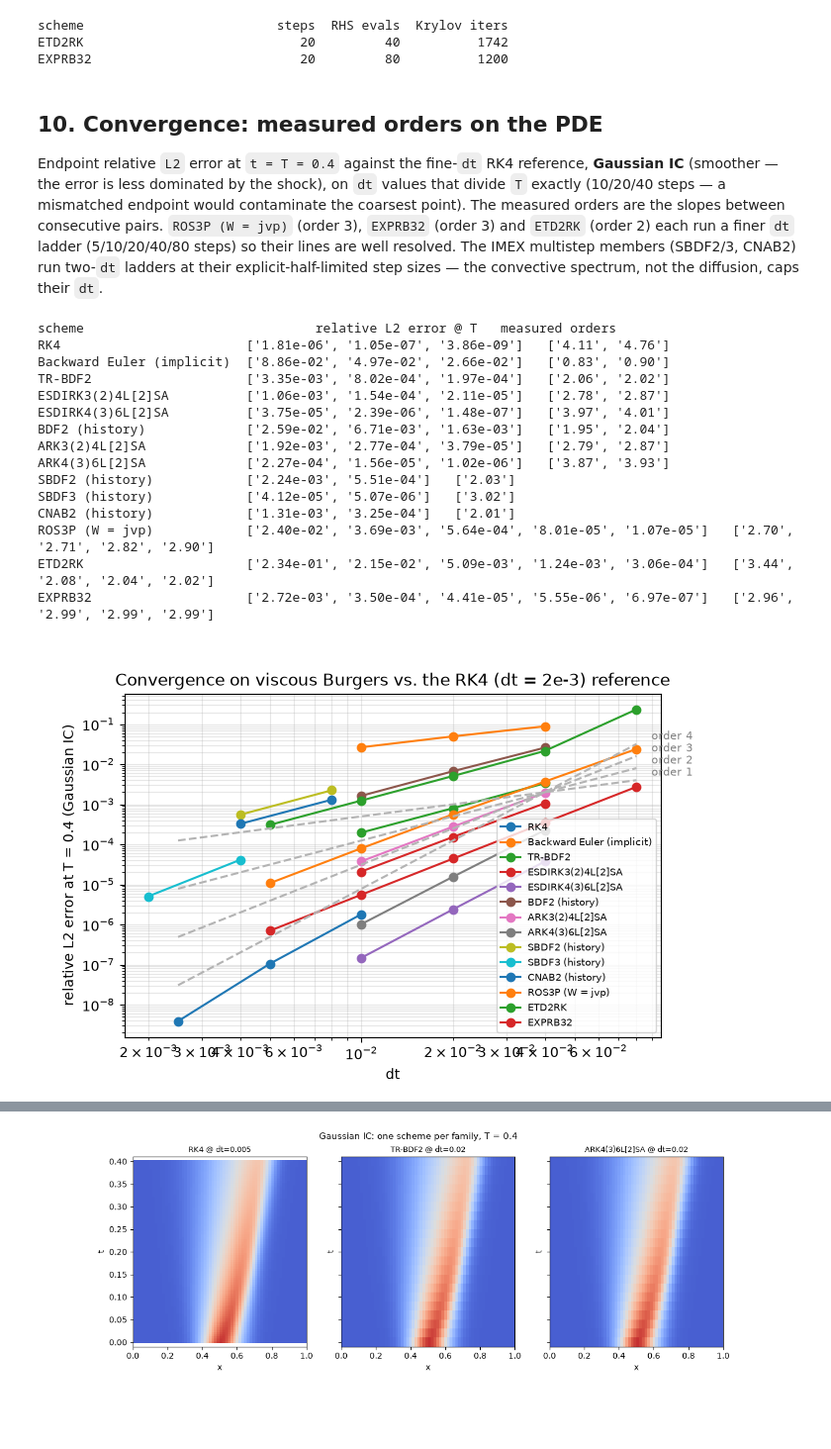
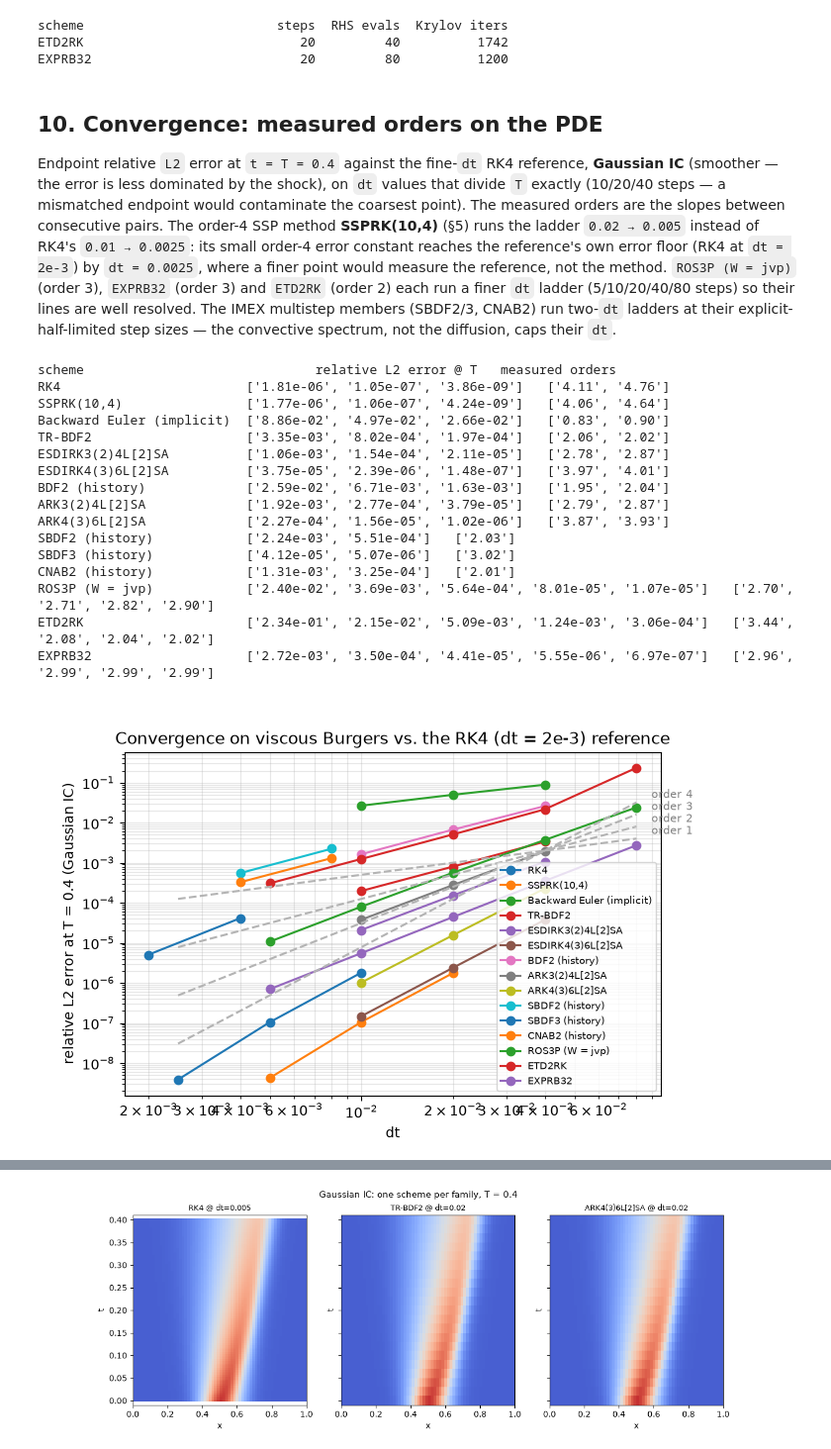
Before and after one commit to wi-re/warpSPHIntegrators, a Jupyter notebook: viscous_burgers_demo.ipynb, the cells around one changed output, grey strips where cells are left out. Shown at 99% size. Cells and saved outputs as stored; diff of their text form; code cells hidden in the pictures; blank space fills up the shorter version.

```diff
--- a/viscous_burgers_demo.ipynb
+++ b/viscous_burgers_demo.ipynb
@@ -604,11 +614,15 @@ Endpoint relative `L2` error at `t = T = 0.4` against the fine-`dt` RK4
 reference, **Gaussian IC** (smoother — the error is less dominated by the
 shock), on `dt` values that divide `T` exactly (10/20/40 steps — a mismatched
 endpoint would contaminate the coarsest point). The measured orders are the
-slopes between consecutive pairs. `ROS3P (W = jvp)` (order 3), `EXPRB32`
-(order 3) and `ETD2RK` (order 2) each run a finer `dt` ladder
-(5/10/20/40/80 steps) so their lines are well resolved. The IMEX multistep
-members (SBDF2/3, CNAB2) run two-`dt` ladders at their explicit-half-limited
-step sizes — the convective spectrum, not the diffusion, caps their `dt`.
+slopes between consecutive pairs. The order-4 SSP method **SSPRK(10,4)**
+(§5) runs the ladder `0.02 → 0.005` instead of RK4's `0.01 → 0.0025`: its
+small order-4 error constant reaches the reference's own error floor (RK4 at
+`dt = 2e-3`) by `dt = 0.0025`, where a finer point would measure the
+reference, not the method. `ROS3P (W = jvp)` (order 3), `EXPRB32` (order 3)
+and `ETD2RK` (order 2) each run a finer `dt` ladder (5/10/20/40/80 steps) so
+their lines are well resolved. The IMEX multistep members (SBDF2/3, CNAB2)
+run two-`dt` ladders at their explicit-half-limited step sizes — the
+convective spectrum, not the diffusion, caps their `dt`.
 # %%
 t_gref, Ug_ref, _, _ = runTrajectory('RK4', 2e-3, T, problem.rhs, makeGauss)
 
@@ -616,6 +630,7 @@ t_gref, Ug_ref, _, _ = runTrajectory('RK4', 2e-3, T, problem.rhs, makeGauss)
 # scheme's own per-step parameter (ROS3P's w=).
 convRuns = [
     ('RK4',                     'RK4',                     [0.01, 0.005, 0.0025], problem.rhs, False, {}),
+    ('SSPRK(10,4)',             'SSPRK(10,4)',             [0.02, 0.01, 0.005],   problem.rhs, False, {}),
     ('Backward Euler (implicit)', 'Backward Euler (implicit)', [0.04, 0.02, 0.01], problem.rhs, False, {}),
     ('TR-BDF2',                 'TR-BDF2',                 [0.04, 0.02, 0.01],    problem.rhs, False, {}),
     ('ESDIRK3(2)4L[2]SA',       'ESDIRK3(2)4L[2]SA',       [0.04, 0.02, 0.01],    problem.rhs, False, {}),
@@ -646,33 +661,34 @@ for label, name, dts, f, hist, kw in convRuns:
 fig, ax = plt.subplots(figsize=(7, 4.5))
 for name, (dts, errs) in convData.items():
     ax.loglog(dts, errs, 'o-', label=name)
 x0 = 0.04
 for p in (1, 2, 3, 4):
     xs = np.array([x0 / 16, 2 * x0])
     ys = 2e-3 * (xs / x0) ** p
     ax.loglog(xs, ys, '--', c='0.7')
     ax.text(2 * x0 * 1.12, ys[1] * 1.3, f'order {p}', fontsize=8, c='0.5')
 ax.set_xlabel('dt')
 ax.set_ylabel('relative L2 error at T = 0.4 (Gaussian IC)')
 ax.set_title('Convergence on viscous Burgers vs. the RK4 (dt = 2e-3) reference')
 ax.legend(fontsize=7); ax.grid(True, which='both', alpha=0.3)
 plt.show()
 # %% [output]
 scheme                              relative L2 error @ T   measured orders
 RK4                        ['1.81e-06', '1.05e-07', '3.86e-09']   ['4.11', '4.76']
+SSPRK(10,4)                ['1.77e-06', '1.06e-07', '4.24e-09']   ['4.06', '4.64']
 Backward Euler (implicit)  ['8.86e-02', '4.97e-02', '2.66e-02']   ['0.83', '0.90']
 TR-BDF2                    ['3.35e-03', '8.02e-04', '1.97e-04']   ['2.06', '2.02']
 ESDIRK3(2)4L[2]SA          ['1.06e-03', '1.54e-04', '2.11e-05']   ['2.78', '2.87']
 ESDIRK4(3)6L[2]SA          ['3.75e-05', '2.39e-06', '1.48e-07']   ['3.97', '4.01']
 BDF2 (history)             ['2.59e-02', '6.71e-03', '1.63e-03']   ['1.95', '2.04']
 ARK3(2)4L[2]SA             ['1.92e-03', '2.77e-04', '3.79e-05']   ['2.79', '2.87']
 ARK4(3)6L[2]SA             ['2.27e-04', '1.56e-05', '1.02e-06']   ['3.87', '3.93']
 SBDF2 (history)            ['2.24e-03', '5.51e-04']   ['2.03']
 SBDF3 (history)            ['4.12e-05', '5.07e-06']   ['3.02']
 CNAB2 (history)            ['1.31e-03', '3.25e-04']   ['2.01']
 ROS3P (W = jvp)            ['2.40e-02', '3.69e-03', '5.64e-04', '8.01e-05', '1.07e-05']   ['2.70', '2.71', '2.82', '2.90']
 ETD2RK                     ['2.34e-01', '2.15e-02', '5.09e-03', '1.24e-03', '3.06e-04']   ['3.44', '2.08', '2.04', '2.02']
 EXPRB32                    ['2.72e-03', '3.50e-04', '4.41e-05', '5.55e-06', '6.97e-07']   ['2.96', '2.99', '2.99', '2.99']
-[figure, old version]
+[figure, new version]
 # %% [markdown]
 **Reading the plot:** the measured orders are the advertised ones on a
```
Also changed, not shown: parts of 8 cells of this notebook, 9 other files.
